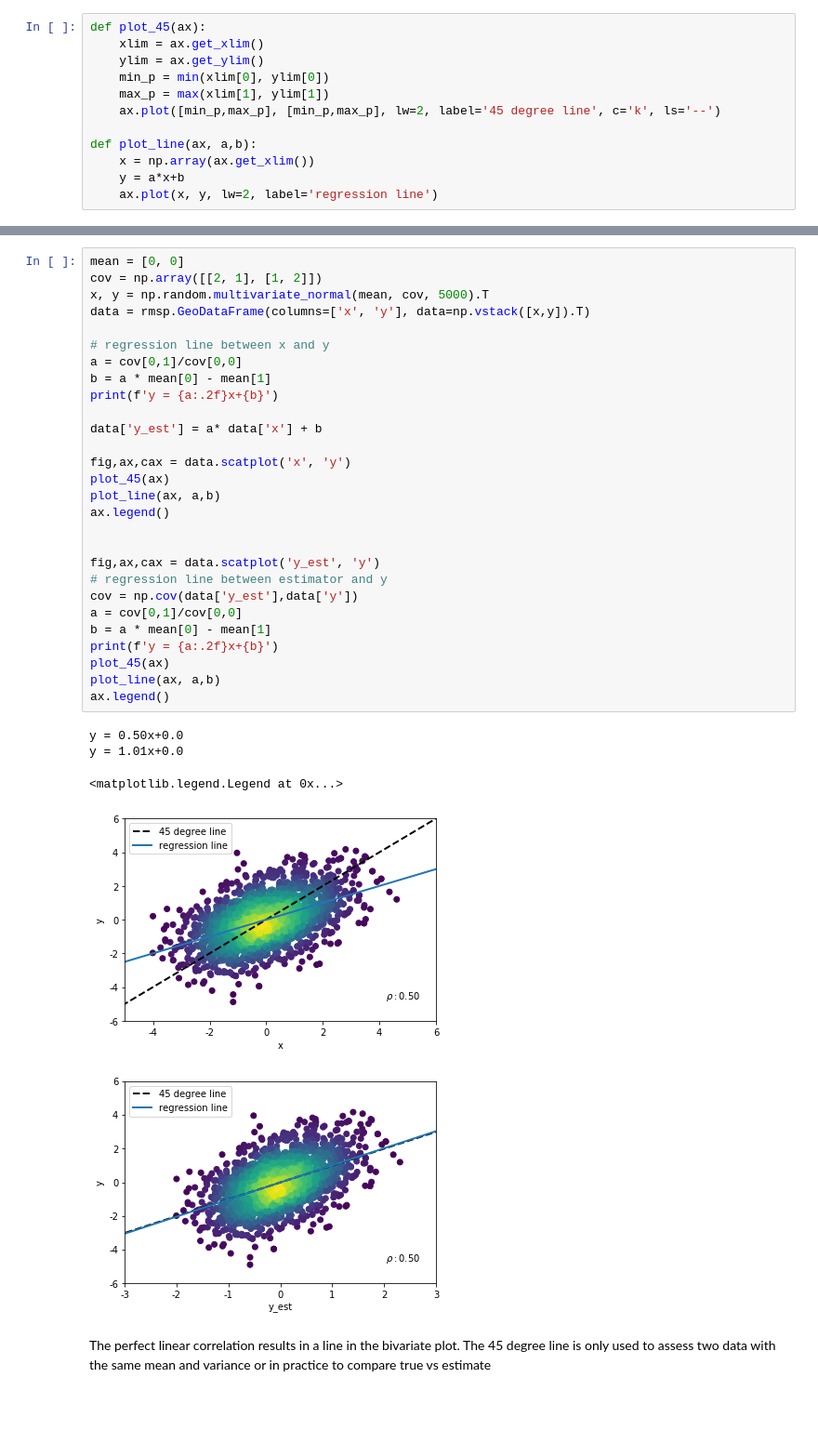
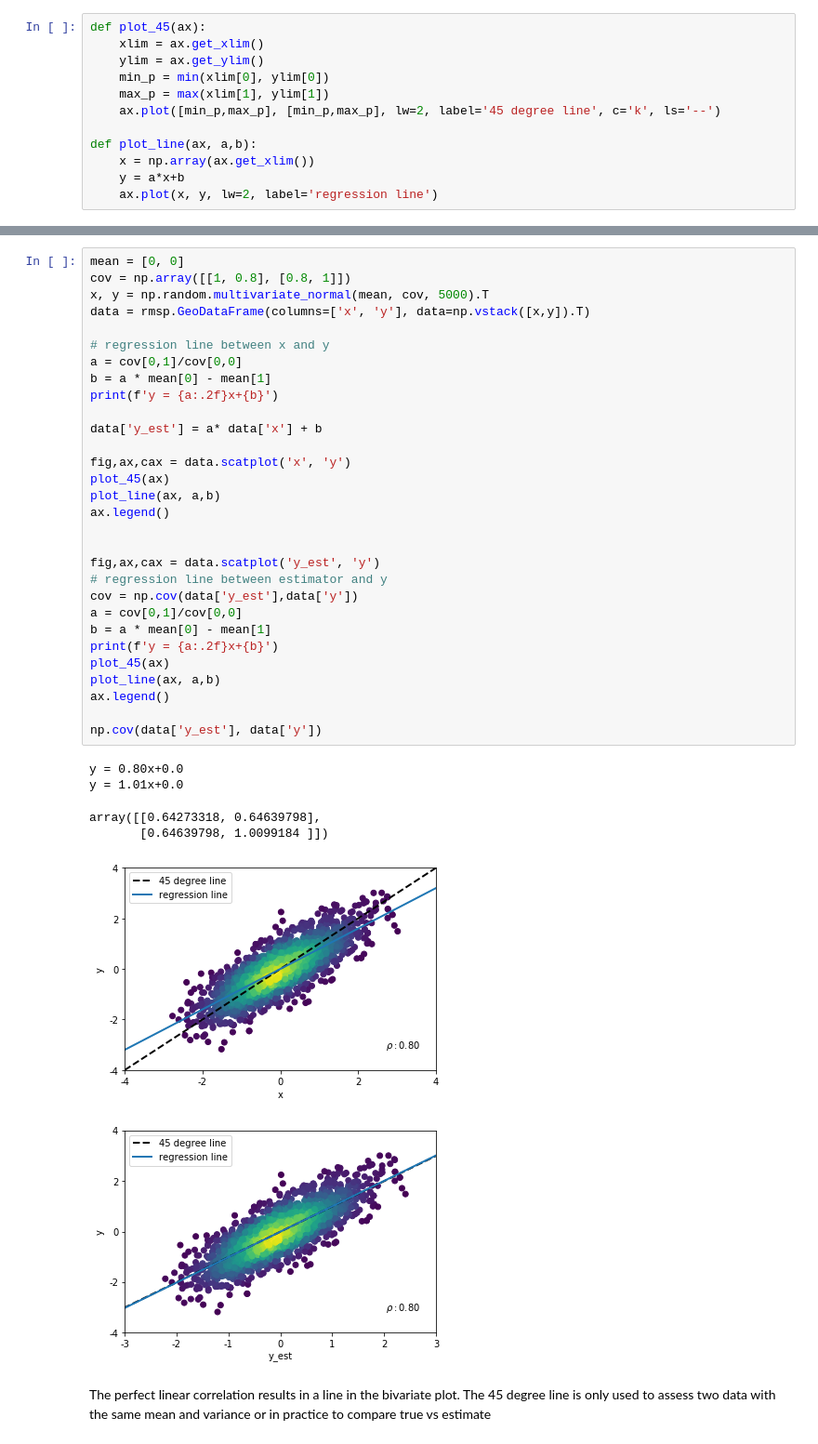
Before and after one commit to MHadavand/Lessons, a Jupyter notebook: Geostat/Bivariate.ipynb, the cells around one changed output, grey strips where cells are left out. Shown at 93% size. Drawn from its saved outputs; the diff is of its cells as text; blank space fills up the shorter version.

```diff
--- a/Geostat/Bivariate.ipynb
+++ b/Geostat/Bivariate.ipynb
@@ -70,37 +72,40 @@ def plot_line(ax, a,b):
 # %%
 mean = [0, 0]
-cov = np.array([[2, 1], [1, 2]])
+cov = np.array([[1, 0.8], [0.8, 1]])
 x, y = np.random.multivariate_normal(mean, cov, 5000).T
 data = rmsp.GeoDataFrame(columns=['x', 'y'], data=np.vstack([x,y]).T)
 
 # regression line between x and y
 a = cov[0,1]/cov[0,0]
 b = a * mean[0] - mean[1]
 print(f'y = {a:.2f}x+{b}')
 
 data['y_est'] = a* data['x'] + b
 
 fig,ax,cax = data.scatplot('x', 'y')
 plot_45(ax)
 plot_line(ax, a,b)
 ax.legend()
 
 
 fig,ax,cax = data.scatplot('y_est', 'y')
 # regression line between estimator and y
 cov = np.cov(data['y_est'],data['y'])
 a = cov[0,1]/cov[0,0]
 b = a * mean[0] - mean[1]
 print(f'y = {a:.2f}x+{b}')
 plot_45(ax)
 plot_line(ax, a,b)
 ax.legend()
+
+np.cov(data['y_est'], data['y'])
 # %% [output]
-y = 0.50x+0.0
+y = 0.80x+0.0
 y = 1.01x+0.0
-<matplotlib.legend.Legend at 0x...>
+array([[0.64273318, 0.64639798],
+       [0.64639798, 1.0099184 ]])
-[figure, old version]
+[figure, new version]
-[figure, old version]
+[figure, new version]
 # %% [markdown]
 The perfect linear correlation results in a line in the bivariate plot. The 45 degree line is only used to assess two data with the same mean and variance or in practice to compare true vs estimate
 # %%
```
Also changed, not shown: parts of 1 cell of this notebook.
